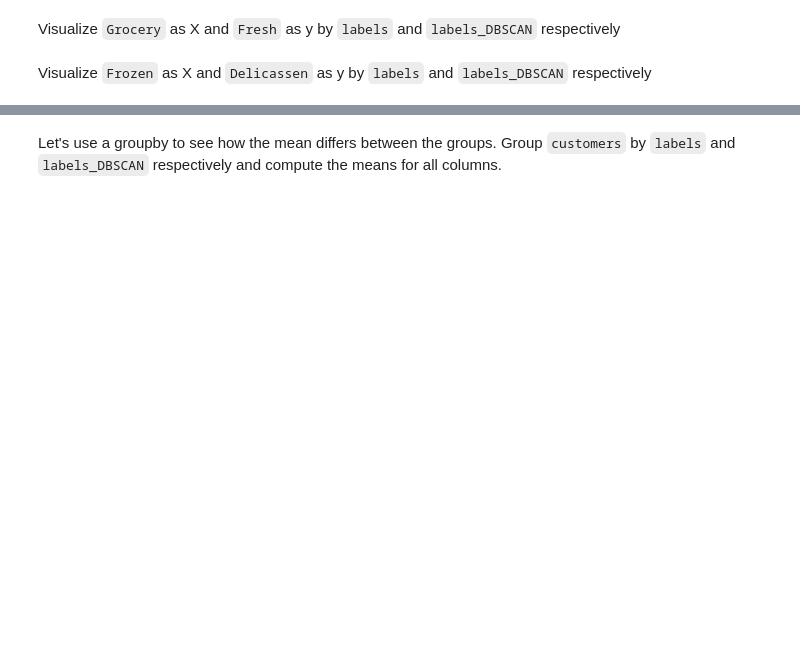
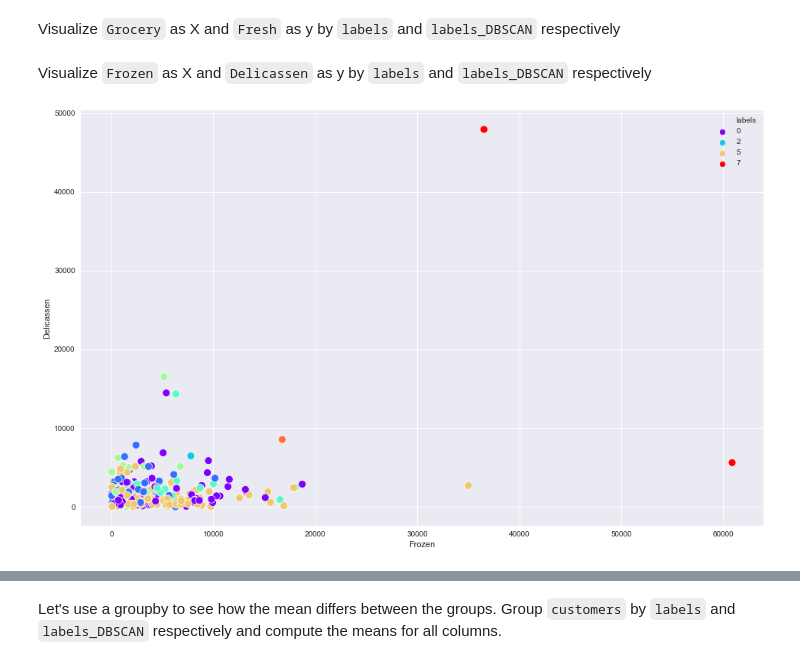
Before and after one commit to ironhack-bcn-data-pt/44-lab-unsupervised-learning, a Jupyter notebook: your-code/main.ipynb, the cells around one changed output, grey strips where cells are left out. Cells and saved outputs as stored; diff of their text form; code cells hidden in the pictures; blank space fills up the shorter version.

```diff
--- a/your-code/main.ipynb
+++ b/your-code/main.ipynb
@@ -345,0 +354,6 @@ Visualize `Frozen` as X and `Delicassen` as y by `labels` and `labels_DBSCAN` re
+# %%
+# Your code here:
+plt.figure(figsize=(16,10))
+sns.scatterplot(x='Frozen', y='Delicassen', hue= 'labels',palette= "rainbow", s=100, data=df);
+# %% [output]
+[figure, added]
```
Also changed, not shown: parts of 11 cells of this notebook.
